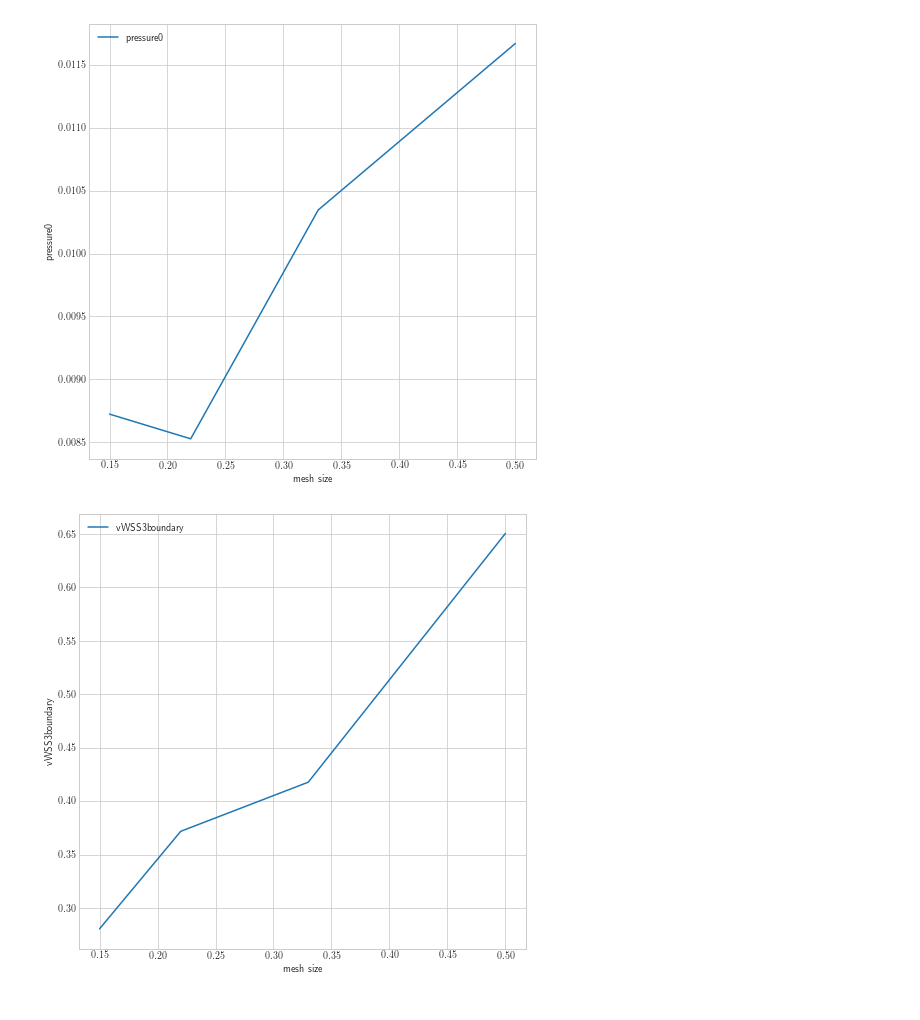
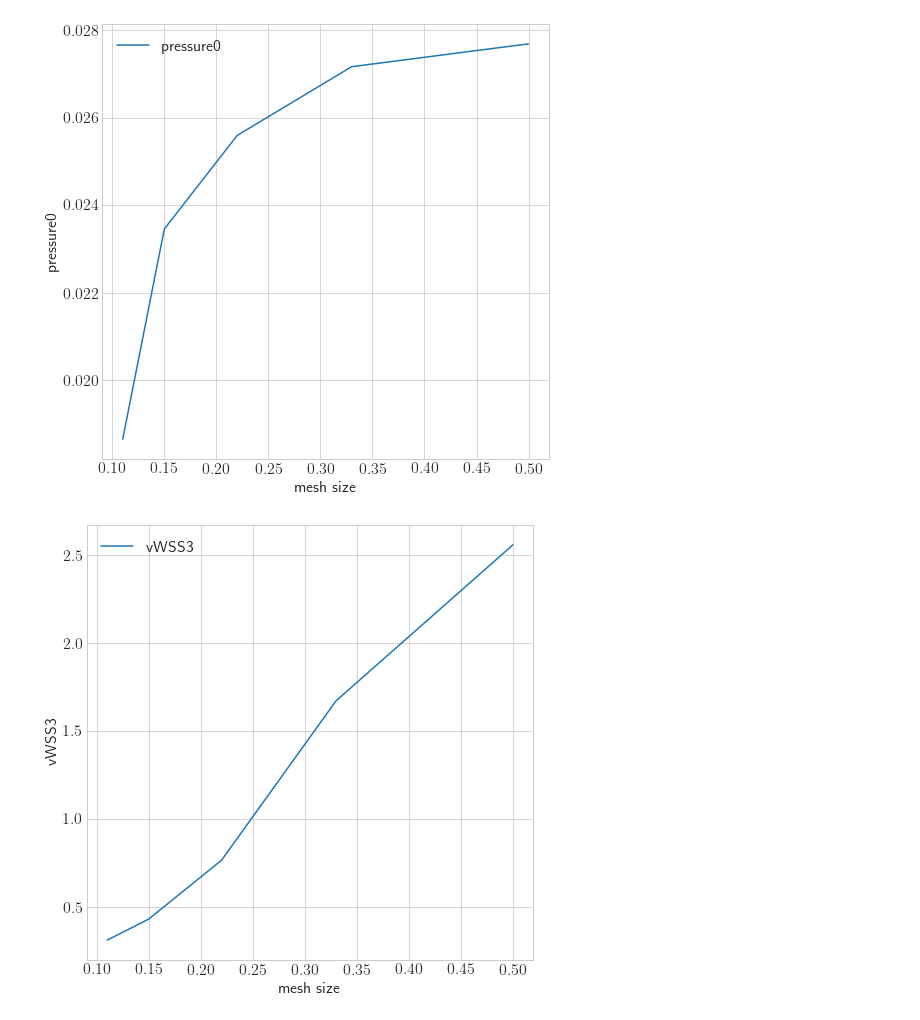
Before and after one commit to noahfields1/seg_regression, a Jupyter notebook: notebooks/UQ/0110_unsteady_mesh_converge.ipynb, the cells around one changed output. Saved outputs shown, nothing was run; the diff lists cells and outputs as text; code cells hidden in the pictures.

```diff
--- a/notebooks/UQ/0110_unsteady_mesh_converge.ipynb
+++ b/notebooks/UQ/0110_unsteady_mesh_converge.ipynb
@@ -14,11 +14,11 @@ sys.path.append(os.path.abspath('../..'))
 from modules import io
 # %%
 paths = [
-    "aorta_outlet",
+    "aorta",
 ]
 
 CASES = [
-    "sim_wom_rcr_real"
+    "sim_wom_rcr"
 ]
 
 meshes = [
@@ -26,7 +26,8 @@ meshes = [
     "medium",
     "fine",
     "fine_2",
-    "fine_3"
+    "fine_3",
+    "fine_4"
 ]
 
 quants   = [
@@ -47,12 +48,17 @@ for case in CASES:
             for m in meshes:
                     CSV    = "/media/marsdenlab/Data1/UQ/0110/"+case+"/converge"+'/'+p+".csv"
 
-                    OUTPUT = "/media/marsdenlab/Data1/UQ/0110/"+case+"/"+str(generation)+"/"+m+"/"+p
+                    OUTPUT = "/media/marsdenlab/Data1/UQ/0110/"+case+"/"+str(generation)+"/"+m
                     io.mkdir(OUTPUT)
-                    OUTPUT = OUTPUT+'/'+m
+                    OUTPUT = OUTPUT+'/'+p
                     io.mkdir(OUTPUT)
                     print(CSV)
                     df = pd.read_csv(CSV)
+
+                    points = df['point'].unique()
+                    point = points[-1]
+
+                    df = df.loc[df['point'] == point]
                     df = df.loc[df['mesh']==m]
 
 
@@ -123,27 +140,27 @@ No handles with labels found to put in legend.
 # %%
 T = 100
-mesh_sizes = [0.5,0.33,0.22,0.15]
+mesh_sizes = [0.5,0.33,0.22,0.15,0.11]
 for q in quants:
         label = q.replace('_','')
         err = []
-        y_fine = DATA.loc[DATA['mesh']=='fine_3'][q].values[-T:]
+        y_fine = DATA.loc[DATA['mesh']=='fine_4'][q].values[-T:]
 
-        for mesh in ['coarse','medium','fine','fine_2']:
+        for mesh in ['coarse','medium','fine','fine_2',"fine_3"]:
             y_mesh = DATA.loc[DATA['mesh']==mesh][q].values[-T:]
 
             err.append(np.mean(np.abs((y_fine-y_mesh)/y_fine)))
 
 
         plt.figure(figsize=(8,8))
         plt.plot(mesh_sizes, err, label=label)
         plt.xlabel("mesh size")
         plt.ylabel(label)
         plt.legend()
         plt.savefig(OUTPUT+'/'+q+'_err_converge.png',dpi=300)
         plt.savefig(OUTPUT+'/'+q+'_err_converge.pdf',dpi=200)
 
         plt.show()
         plt.close()
 # %% [output]
-[figure, old version]
+[figure, new version]
-[figure, old version]
+[figure, new version]
```
Also changed, not shown: parts of 5 cells of this notebook, 42 other files.
